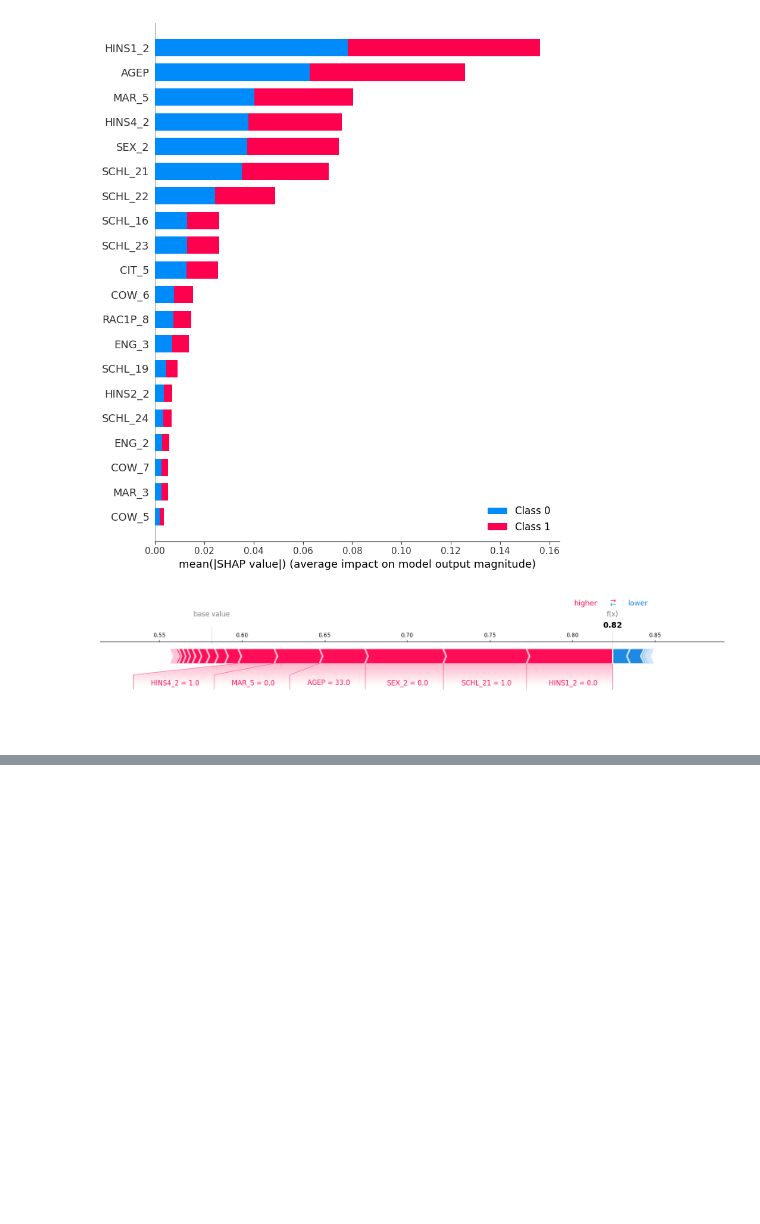
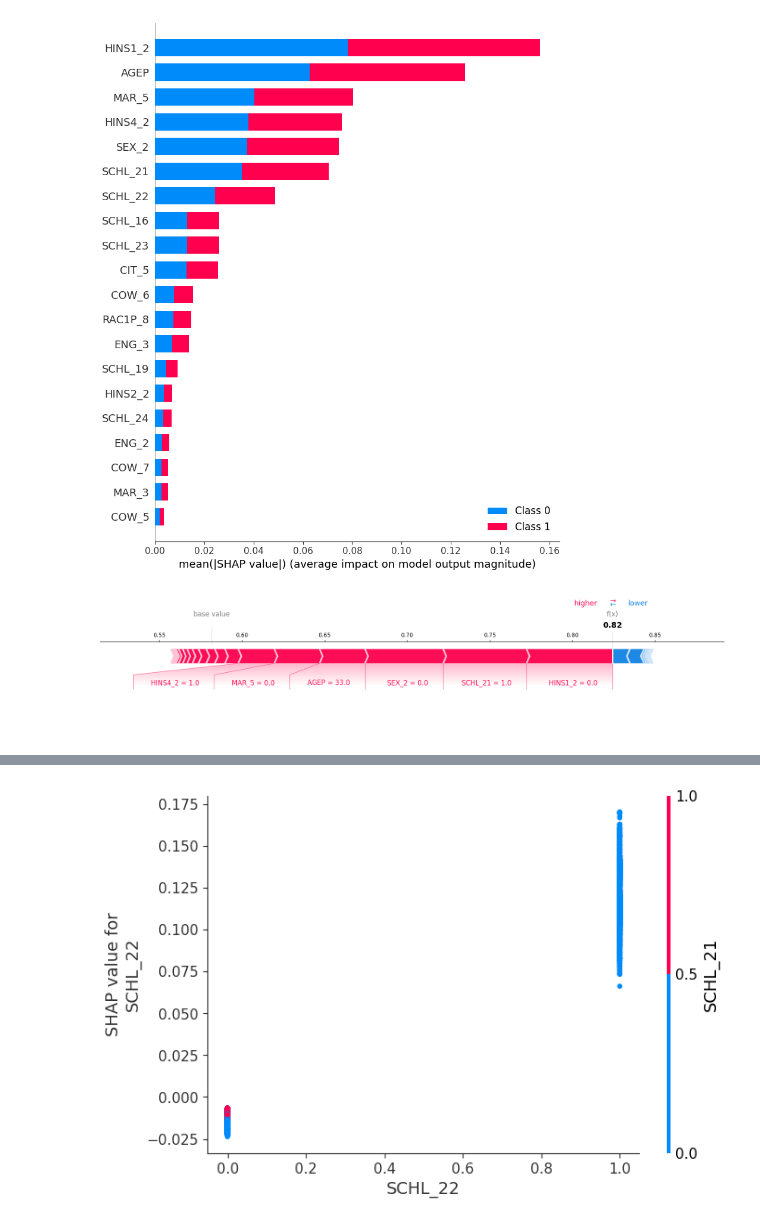
Before and after one commit to const5craciun/algo_fair, a Jupyter notebook: Notebook.ipynb, the cells around one changed output, grey strips where cells are left out. Cells and saved outputs as stored; diff of their text form; code cells hidden in the pictures; blank space fills up the shorter version.

```diff
--- a/Notebook.ipynb
+++ b/Notebook.ipynb
@@ -829,0 +838,5 @@ shap.plots.force(rf_explainer.expected_value[1], rf_shap_values[1][1,:], X_test.
+# %%
+# Dependence plot for the feature "SCHL_22" of the Random Forest model (Master's degree)
+shap.dependence_plot('SCHL_22', rf_shap_values[1], X_test)
+# %% [output]
+[figure, added]
```
Also changed, not shown: parts of 7 cells of this notebook.
